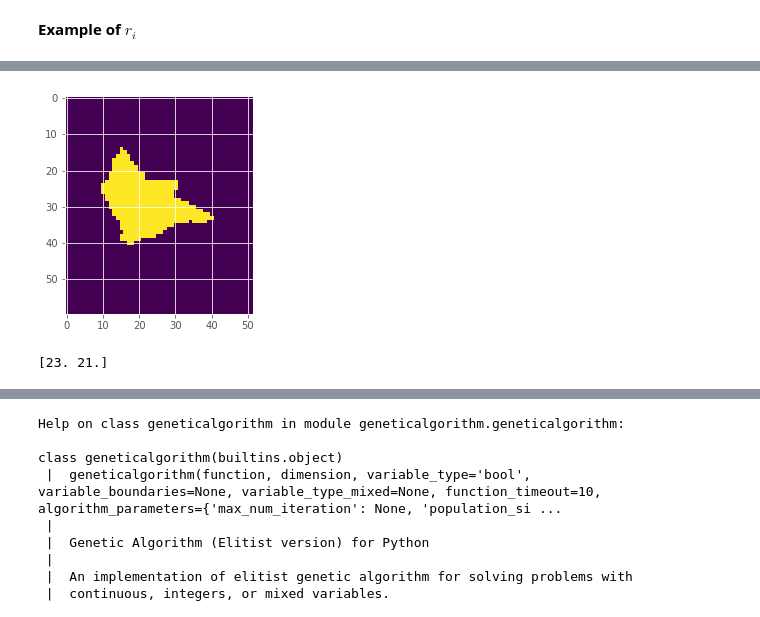
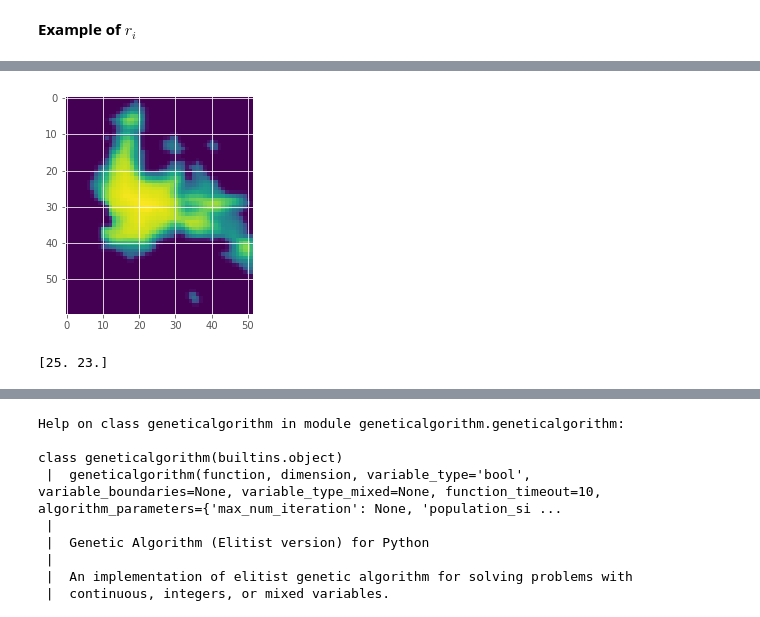
Before and after one commit to rdglpz/optimal_light_sensor_location, a Jupyter notebook: proof of concept.ipynb, the cells around one changed output, grey strips where cells are left out. Saved outputs shown, nothing was run; the diff lists cells and outputs as text; code cells hidden in the pictures.

```diff
--- a/proof of concept.ipynb
+++ b/proof of concept.ipynb
@@ -142,12 +141,12 @@ $r_i = \text{variogram}(l_i,\text{NLTI})$ where $r_i\in R^{m \times n}$. $m \tim
 L = 2
 selected_locations = [np.random.randint((len(varmask))) for i in np.arange(L**2)]
 
-fig, axs = plt.subplots(L, L,figsize=(20,20))
+fig, axs = plt.subplots(L, L,figsize=(15,15))
 
 for i,s in enumerate(selected_locations):
     sploty = i%L
     splotx = int(i/L)
-    axs[sploty, splotx].imshow(varmask[s])
+    axs[sploty, splotx].imshow(varmask[s]>0)
 
 plt.show()
 # %% [output]
@@ -239,0 +285,15 @@ model.run()
+# %%
+img = m
+fig, ax = plt.subplots(figsize=(20,20))
+im = ax.imshow(img)
+for i in range((img.shape[0])):
+    for j in range(img.shape[1]):
+        if locations[i][j]>0:
+            text = ax.text(j, i, "*"+str(int(locations[i, j])),
+                       ha="center", va="center", color="black")
+        else:
+            text = ax.text(j, i, int(img[i, j]),
+                       ha="center", va="center", color="black")
+
+fig.tight_layout()
+plt.show()
@@ -239,0 +302,21 @@ model.run()
+# %%
+Xs = X.reshape(int(len(X)/2),2)
+locations = np.zeros(nonsat.shape)
+for i,x in enumerate(Xs):
+    print(x)
+    locations[int(x[0])][int(x[1])] = i+1
+
+#plt.figure(figsize=(20,20))
+#plt.imshow(locations)
+
+
+img = locations
+fig, ax = plt.subplots(figsize=(20,20))
+im = ax.imshow(img)
+for i in range((img.shape[0])):
+    for j in range(img.shape[1]):
+        text = ax.text(j, i, int(img[i, j]),
+                       ha="center", va="center", color="black")
+
+fig.tight_layout()
+plt.show()
@@ -240,22 +357,23 @@ model.run()
 # %%
 X = model.output_dict["variable"]
+
 res = mapa(X)
 c = 1
 empty= np.zeros((res[0].shape[0],res[0].shape[1]))
 for j,i in enumerate(res):
     empty = empty + (i>0)*(j+1)
     c += 1
 
 
 coverage_importance = empty*np.max(W1)/2+W1
-plt.imshow(empty)
+plt.imshow(empty+nonsat)
 plt.show()
 
 Xs = X.reshape(int(len(X)/2),2)
 locations = np.zeros(nonsat.shape)
 for x in Xs :
     print(x)
     locations[int(x[0])][int(x[1])] = 10
 # %% [output]
-[figure, old version]
+[figure, new version]
-[23. 21.]
+[25. 23.]
```
Also changed, not shown: parts of 34 cells of this notebook, 3 other files.
